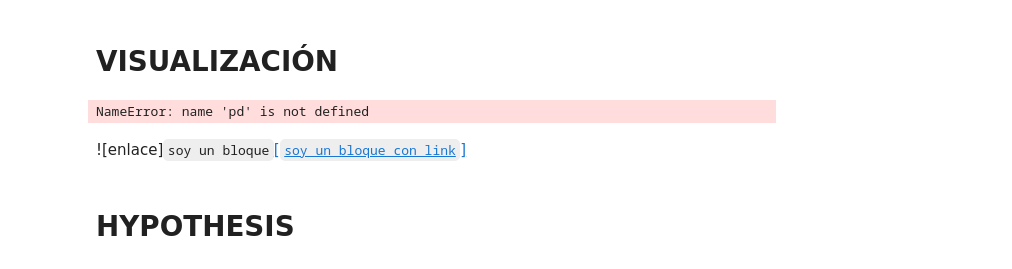
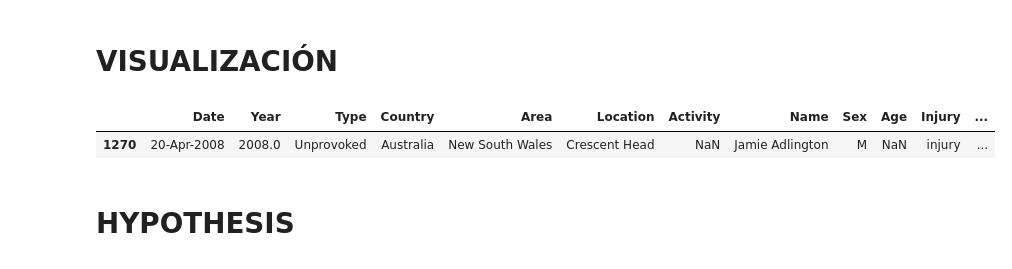
Before and after one commit to VictorPablo12/data-cleaning-pandas, a Jupyter notebook: 2_analysis.ipynb, the cells around one changed output. Cells and saved outputs as stored; diff of their text form; code cells hidden in the pictures.

```diff
--- a/2_analysis.ipynb
+++ b/2_analysis.ipynb
@@ -8,12 +8,11 @@ import numpy as np
 import plotly.express as px
 import plotly.graph_objects as go
 # %%
-sharks = pd.read_csv("data/attack_limpio.csv",encoding = "ISO-8859-1")
+sharks = pd.read_csv("src/attack_limpio.csv",encoding = "ISO-8859-1")
 sharks.sample()
 # %% [output]
-NameError: name 'pd' is not defined
+|  | Date | Year | Type | Country | Area | Location | Activity | Name | Sex | Age | Injury | ... |
+| 1270 | 20-Apr-2008 | 2008.0 | Unprovoked | Australia | New South Wales | Crescent Head | NaN | Jamie Adlington | M | NaN | injury | ... |
-# %% [markdown]
-![enlace]`soy un bloque`[[``soy un bloque con link``]](google.com)
 # %% [markdown]
 # HYPOTHESIS
 # %% [markdown]
```
Also changed, not shown: 1 other file.
